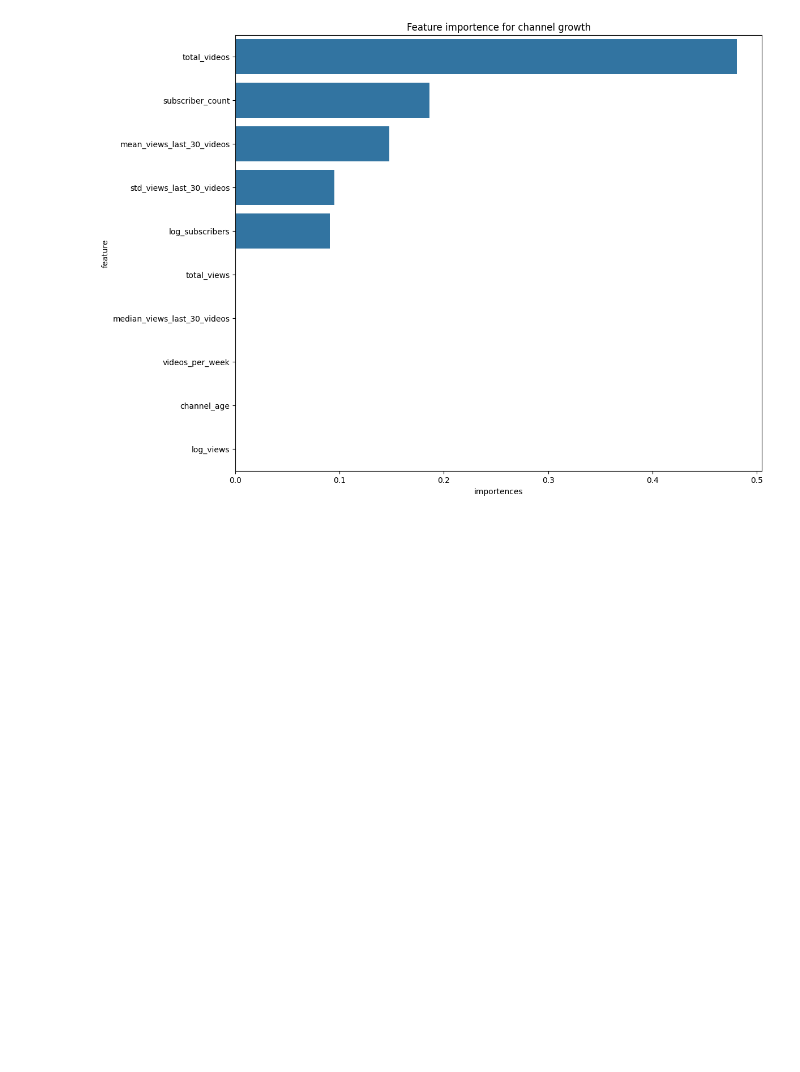
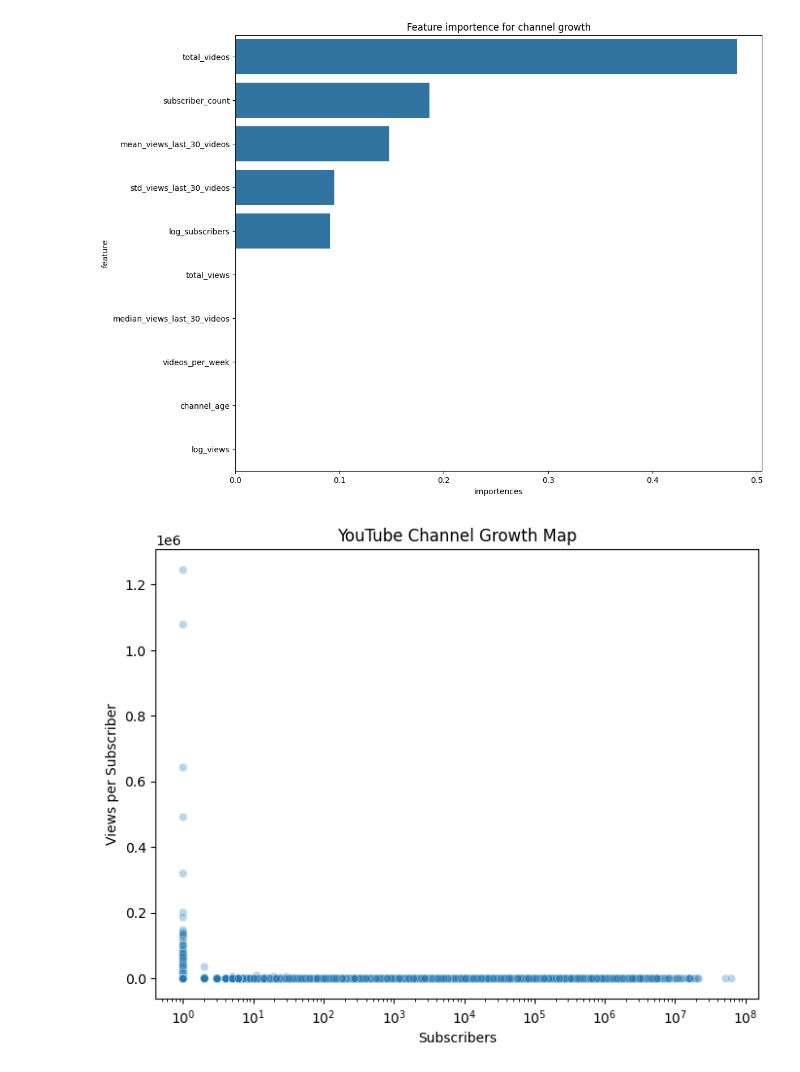
Before and after one commit to Shiva-Kumar-S-M/Projects, a Jupyter notebook: content growth pattern predictor.ipynb, the cells around one changed output. Saved outputs shown, nothing was run; the diff lists cells and outputs as text; code cells hidden in the pictures; blank space fills up the shorter version.

Commit message:
Growth quadrants

```diff
--- a/content growth pattern predictor.ipynb
+++ b/content growth pattern predictor.ipynb
@@ -456,3 +456,36 @@ plt.title("Feature importence for channel growth")
 plt.show()
 # %% [output]
 [figure]
+# %%
+#Growth quandrant analysis
+df["views_per_subscriber"] = (
+    df["mean_views_last_30_videos"] /
+    df["subscriber_count"]
+)
+
+df["views_per_subscriber"] = df["views_per_subscriber"].replace([np.inf, -np.inf], np.nan)
+
+df["views_per_subscriber"] = df["views_per_subscriber"].fillna(0)
+# %%
+df["views_per_subscriber_plot"] = df["views_per_subscriber"].clip(
+    upper=df["views_per_subscriber"].quantile(0.99)
+)
+# %%
+plt.figure(figsize=(8,6))
+
+sns.scatterplot(
+    x="subscriber_count",
+    y="views_per_subscriber",
+    data=df.sample(20000),   # sampling for speed
+    alpha=0.3
+)
+
+plt.xscale("log")
+
+plt.title("YouTube Channel Growth Map")
+plt.xlabel("Subscribers")
+plt.ylabel("Views per Subscriber")
+
+plt.show()
+# %% [output]
+[figure, added]
```
Also changed, not shown: parts of 2 cells of this notebook.
